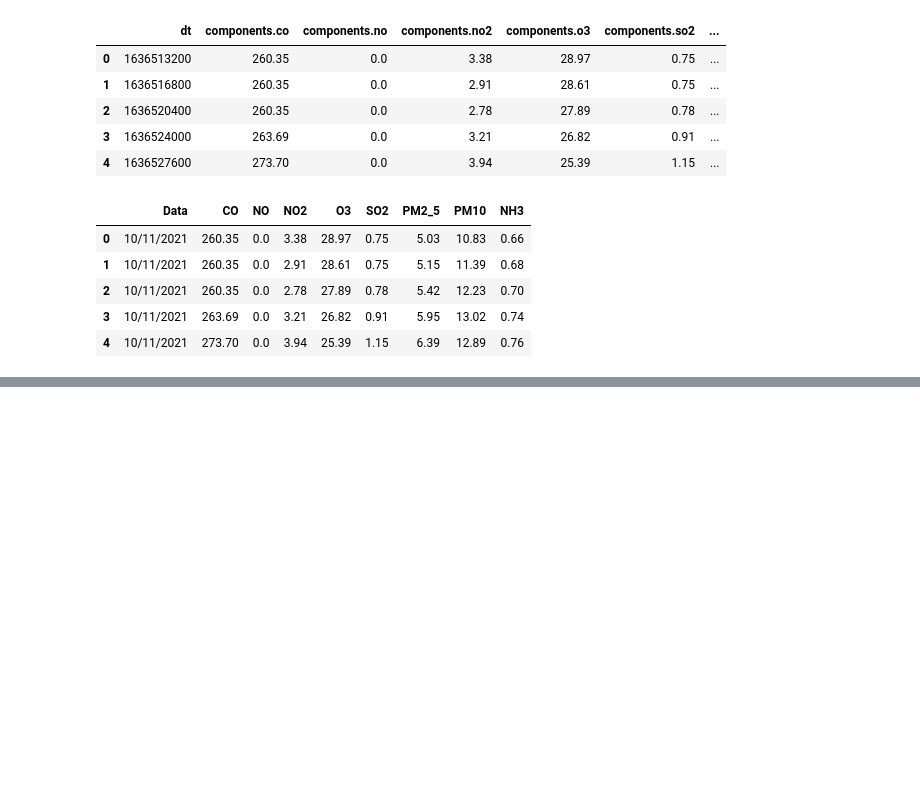
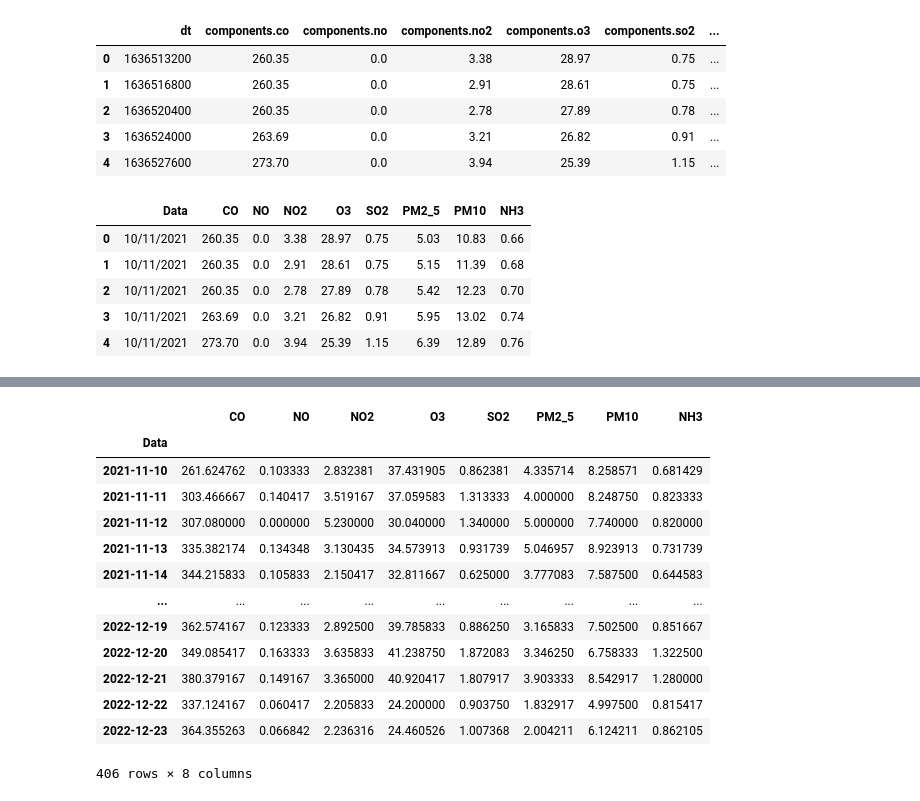
Before and after one commit to george-araujo/air-quality-predict, a Jupyter notebook: AirQualityPredict.ipynb, the cells around one changed output, grey strips where cells are left out. Drawn from its saved outputs; the diff is of its cells as text; code cells hidden in the pictures; blank space fills up the shorter version.

```diff
--- a/AirQualityPredict.ipynb
+++ b/AirQualityPredict.ipynb
@@ -58,0 +75,19 @@ atualizado.to_excel('planilha.xlsx')
+# %%
+atualizado.loc[:, "Data"] = [pd.Timestamp(day = int(item.split("/")[0]), month = int(item.split("/")[1]), year = int(item.split("/")[2])) for item in atualizado.loc[:, "Data"]]
+atualizado = atualizado.set_index("Data").sort_index()
+atualizado
+# %% [output]
+|  | CO | NO | NO2 | O3 | SO2 | PM2_5 | PM10 | NH3 |
+| Data |  |  |  |  |  |  |  |  |
+| 2021-11-10 | 261.624762 | 0.103333 | 2.832381 | 37.431905 | 0.862381 | 4.335714 | 8.258571 | 0.681429 |
+| 2021-11-11 | 303.466667 | 0.140417 | 3.519167 | 37.059583 | 1.313333 | 4.000000 | 8.248750 | 0.823333 |
+| 2021-11-12 | 307.080000 | 0.000000 | 5.230000 | 30.040000 | 1.340000 | 5.000000 | 7.740000 | 0.820000 |
+| 2021-11-13 | 335.382174 | 0.134348 | 3.130435 | 34.573913 | 0.931739 | 5.046957 | 8.923913 | 0.731739 |
+| 2021-11-14 | 344.215833 | 0.105833 | 2.150417 | 32.811667 | 0.625000 | 3.777083 | 7.587500 | 0.644583 |
+| ... | ... | ... | ... | ... | ... | ... | ... | ... |
+| 2022-12-19 | 362.574167 | 0.123333 | 2.892500 | 39.785833 | 0.886250 | 3.165833 | 7.502500 | 0.851667 |
+| 2022-12-20 | 349.085417 | 0.163333 | 3.635833 | 41.238750 | 1.872083 | 3.346250 | 6.758333 | 1.322500 |
+| 2022-12-21 | 380.379167 | 0.149167 | 3.365000 | 40.920417 | 1.807917 | 3.903333 | 8.542917 | 1.280000 |
+| 2022-12-22 | 337.124167 | 0.060417 | 2.205833 | 24.200000 | 0.903750 | 1.832917 | 4.997500 | 0.815417 |
+| 2022-12-23 | 364.355263 | 0.066842 | 2.236316 | 24.460526 | 1.007368 | 2.004211 | 6.124211 | 0.862105 |
+406 rows × 8 columns
```
Also changed, not shown: parts of 5 cells of this notebook, 1 other file.
